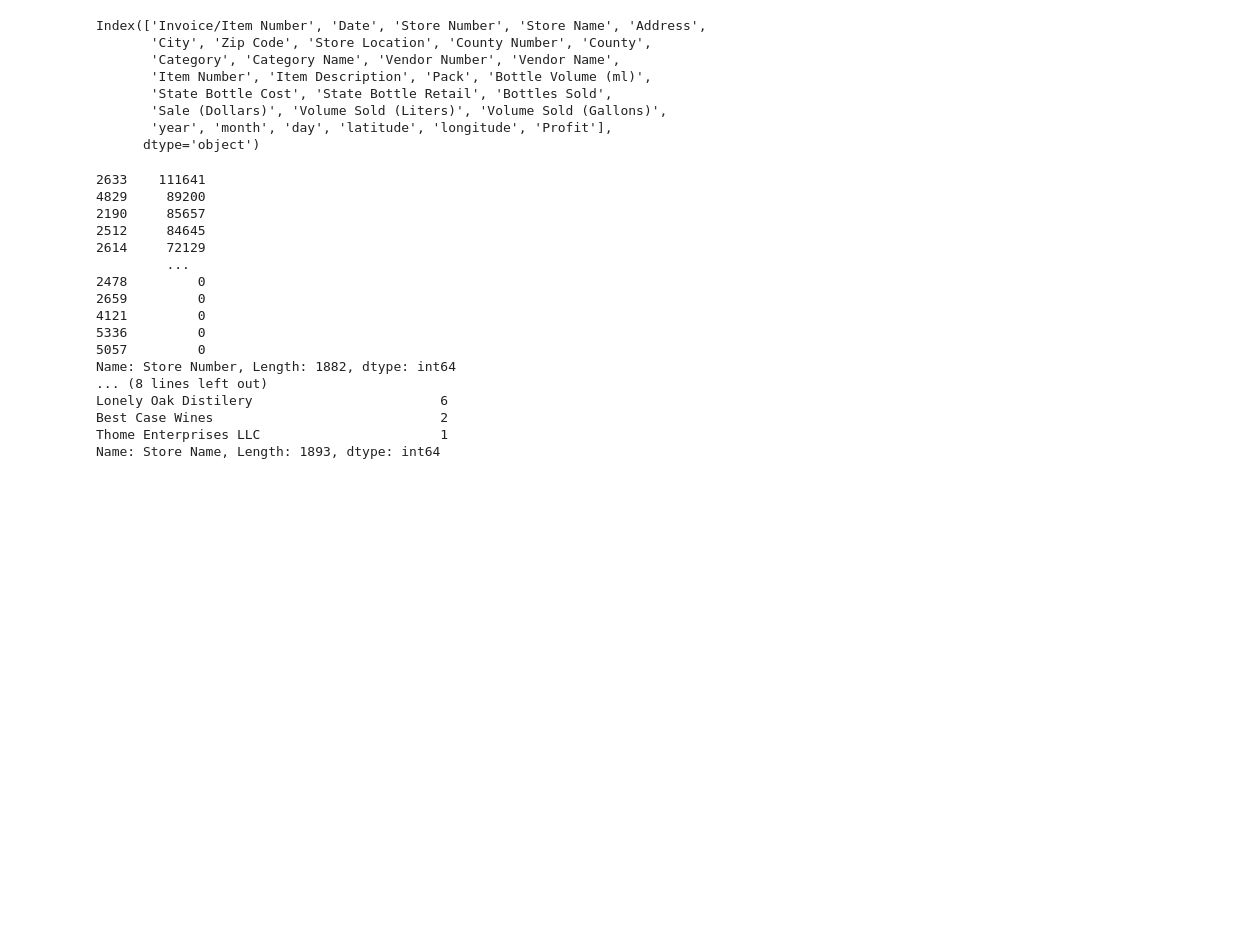
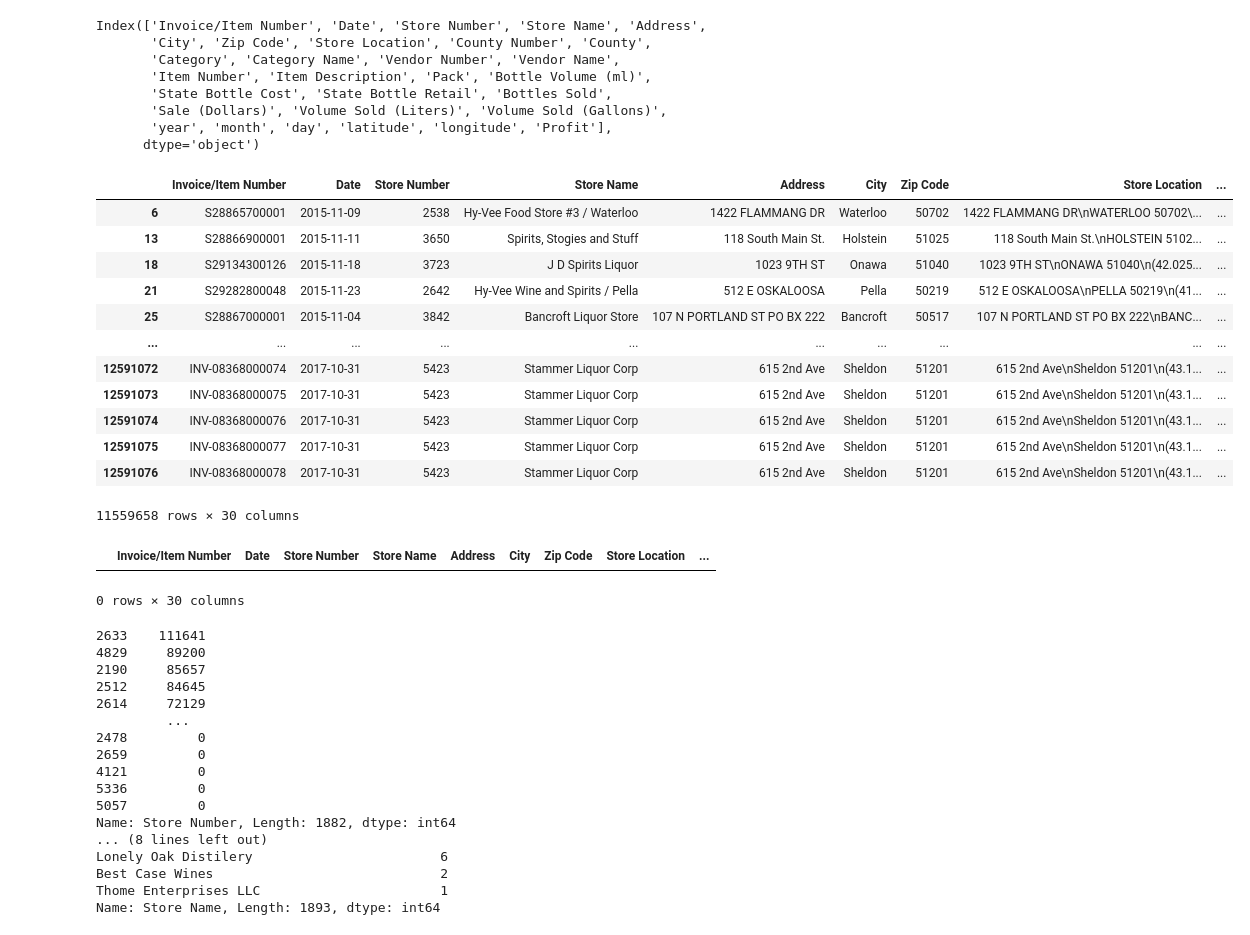
Before and after one commit to MelodyJIN-Y/MAST30034FinalProject, a Jupyter notebook: Final_project_new.ipynb, the cells around one changed output. Cells and saved outputs as stored; diff of their text form; code cells hidden in the pictures; blank space fills up the shorter version.

```diff
--- a/Final_project_new.ipynb
+++ b/Final_project_new.ipynb
@@ -187,4 +189,25 @@ Index(['Invoice/Item Number', 'Date', 'Store Number', 'Store Name', 'Address',
        'Sale (Dollars)', 'Volume Sold (Liters)', 'Volume Sold (Gallons)',
        'year', 'month', 'day', 'latitude', 'longitude', 'Profit'],
       dtype='object')
+# %%
+data_filtered
+# %% [output]
+|  | Invoice/Item Number | Date | Store Number | Store Name | Address | City | Zip Code | Store Location | ... |
+| 6 | S28865700001 | 2015-11-09 | 2538 | Hy-Vee Food Store #3 / Waterloo | 1422 FLAMMANG DR | Waterloo | 50702 | 1422 FLAMMANG DR\nWATERLOO 50702\... | ... |
+| 13 | S28866900001 | 2015-11-11 | 3650 | Spirits, Stogies and Stuff | 118 South Main St. | Holstein | 51025 | 118 South Main St.\nHOLSTEIN 5102... | ... |
+| 18 | S29134300126 | 2015-11-18 | 3723 | J D Spirits Liquor | 1023 9TH ST | Onawa | 51040 | 1023 9TH ST\nONAWA 51040\n(42.025... | ... |
+| 21 | S29282800048 | 2015-11-23 | 2642 | Hy-Vee Wine and Spirits / Pella | 512 E OSKALOOSA | Pella | 50219 | 512 E OSKALOOSA\nPELLA 50219\n(41... | ... |
+| 25 | S28867000001 | 2015-11-04 | 3842 | Bancroft Liquor Store | 107 N PORTLAND ST PO BX 222 | Bancroft | 50517 | 107 N PORTLAND ST PO BX 222\nBANC... | ... |
+| ... | ... | ... | ... | ... | ... | ... | ... | ... | ... |
+| 12591072 | INV-08368000074 | 2017-10-31 | 5423 | Stammer Liquor Corp | 615 2nd Ave | Sheldon | 51201 | 615 2nd Ave\nSheldon 51201\n(43.1... | ... |
+| 12591073 | INV-08368000075 | 2017-10-31 | 5423 | Stammer Liquor Corp | 615 2nd Ave | Sheldon | 51201 | 615 2nd Ave\nSheldon 51201\n(43.1... | ... |
+| 12591074 | INV-08368000076 | 2017-10-31 | 5423 | Stammer Liquor Corp | 615 2nd Ave | Sheldon | 51201 | 615 2nd Ave\nSheldon 51201\n(43.1... | ... |
+| 12591075 | INV-08368000077 | 2017-10-31 | 5423 | Stammer Liquor Corp | 615 2nd Ave | Sheldon | 51201 | 615 2nd Ave\nSheldon 51201\n(43.1... | ... |
+| 12591076 | INV-08368000078 | 2017-10-31 | 5423 | Stammer Liquor Corp | 615 2nd Ave | Sheldon | 51201 | 615 2nd Ave\nSheldon 51201\n(43.1... | ... |
+11559658 rows × 30 columns
+# %%
+data_filtered.loc[data_filtered["Store Number"]==2659,:]
+# %% [output]
+|  | Invoice/Item Number | Date | Store Number | Store Name | Address | City | Zip Code | Store Location | ... |
+0 rows × 30 columns
 # %%
```
Also changed, not shown: parts of 13 cells of this notebook.
